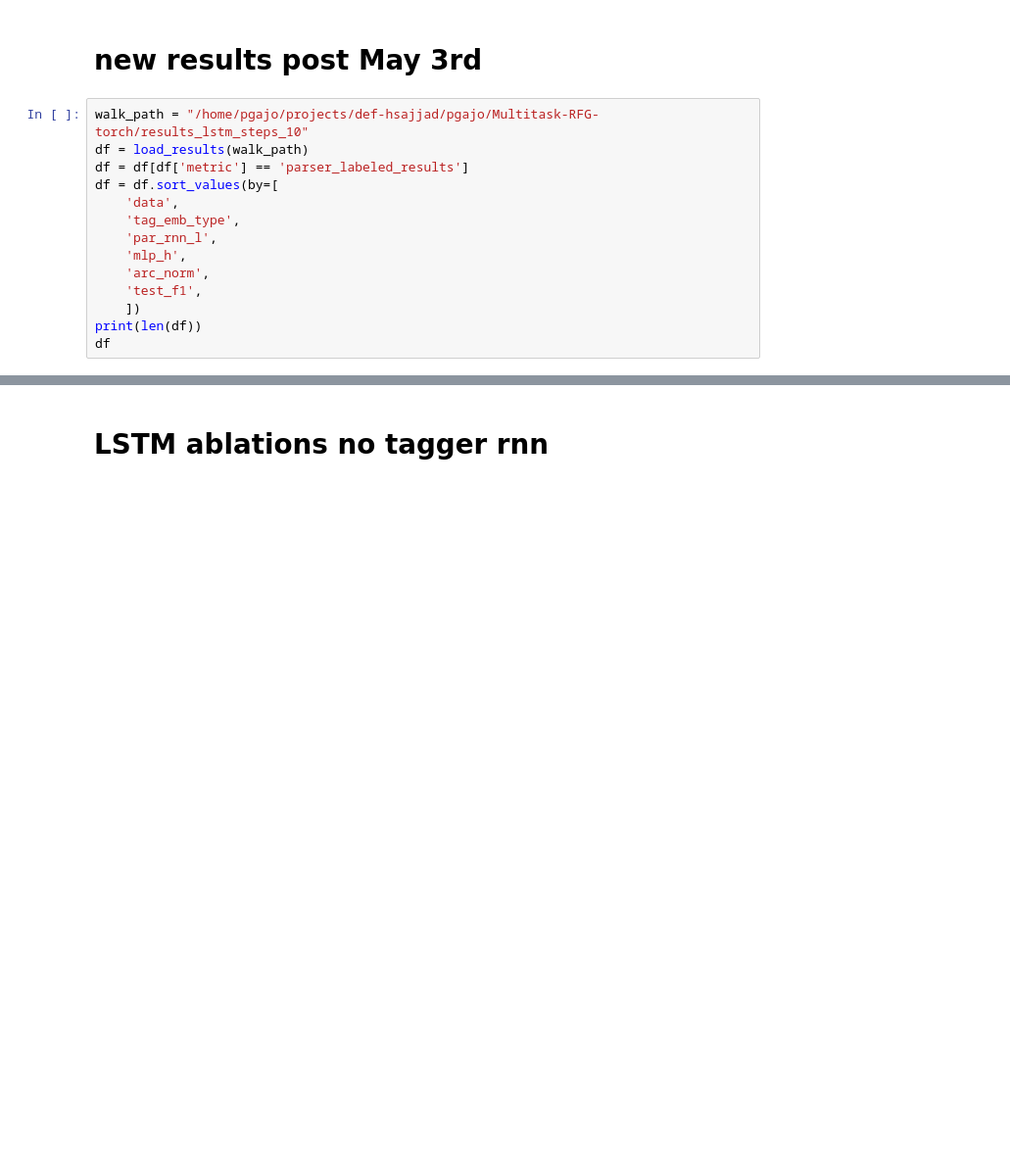
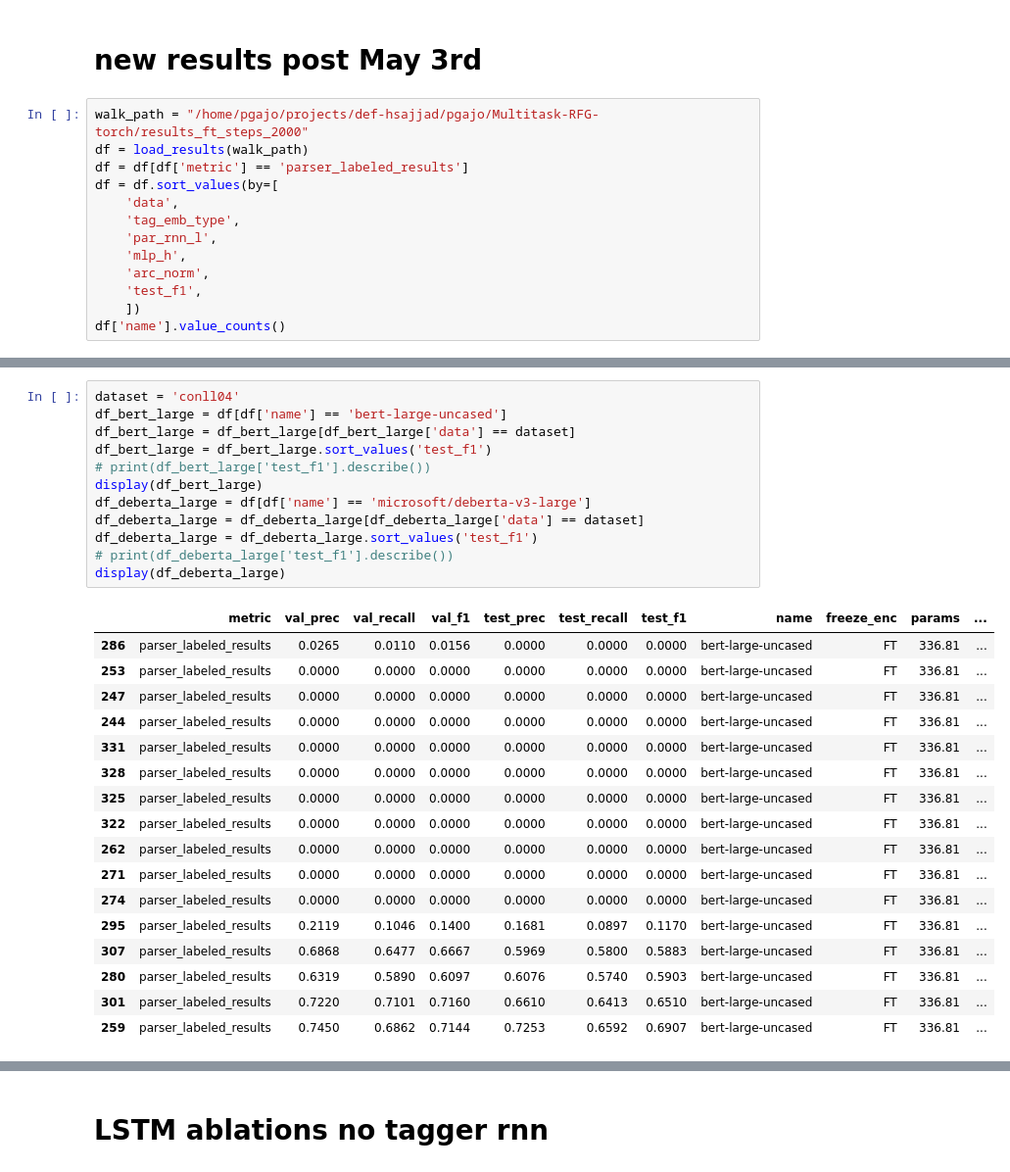
Before and after one commit to paolo-gajo/EfficientSDP, a Jupyter notebook: paper/gather_results_argo.ipynb, the cells around one changed output, grey strips where cells are left out. Shown: that part at 98% size. Cells and saved outputs as stored; diff of their text form; blank space fills up the shorter version.

```diff
--- a/paper/gather_results.ipynb
+++ b/paper/gather_results_argo.ipynb
@@ -75,7 +75,7 @@ def load_results(walk_path: str):
 # %% [markdown]
 # new results post May 3rd
 # %%
-walk_path = "/home/pgajo/projects/def-hsajjad/pgajo/Multitask-RFG-torch/results_lstm_steps_10"
+walk_path = "/home/pgajo/projects/def-hsajjad/pgajo/Multitask-RFG-torch/results_ft_steps_2000"
 df = load_results(walk_path)
 df = df[df['metric'] == 'parser_labeled_results']
 df = df.sort_values(by=[
@@ -86,6 +86,5 @@ df = df.sort_values(by=[
     'arc_norm',
     'test_f1',
     ])
-print(len(df))
-df
+df['name'].value_counts()
 # %% [output]
@@ -105,0 +111,30 @@ df
+# %%
+dataset = 'conll04'
+df_bert_large = df[df['name'] == 'bert-large-uncased']
+df_bert_large = df_bert_large[df_bert_large['data'] == dataset]
+df_bert_large = df_bert_large.sort_values('test_f1')
+# print(df_bert_large['test_f1'].describe())
+display(df_bert_large)
+df_deberta_large = df[df['name'] == 'microsoft/deberta-v3-large']
+df_deberta_large = df_deberta_large[df_deberta_large['data'] == dataset]
+df_deberta_large = df_deberta_large.sort_values('test_f1')
+# print(df_deberta_large['test_f1'].describe())
+display(df_deberta_large)
+# %% [output]
+|  | metric | val_prec | val_recall | val_f1 | test_prec | test_recall | test_f1 | name | freeze_enc | params | ... |
+| 286 | parser_labeled_results | 0.0265 | 0.0110 | 0.0156 | 0.0000 | 0.0000 | 0.0000 | bert-large-uncased | FT | 336.81 | ... |
+| 253 | parser_labeled_results | 0.0000 | 0.0000 | 0.0000 | 0.0000 | 0.0000 | 0.0000 | bert-large-uncased | FT | 336.81 | ... |
+| 247 | parser_labeled_results | 0.0000 | 0.0000 | 0.0000 | 0.0000 | 0.0000 | 0.0000 | bert-large-uncased | FT | 336.81 | ... |
+| 244 | parser_labeled_results | 0.0000 | 0.0000 | 0.0000 | 0.0000 | 0.0000 | 0.0000 | bert-large-uncased | FT | 336.81 | ... |
+| 331 | parser_labeled_results | 0.0000 | 0.0000 | 0.0000 | 0.0000 | 0.0000 | 0.0000 | bert-large-uncased | FT | 336.81 | ... |
+| 328 | parser_labeled_results | 0.0000 | 0.0000 | 0.0000 | 0.0000 | 0.0000 | 0.0000 | bert-large-uncased | FT | 336.81 | ... |
+| 325 | parser_labeled_results | 0.0000 | 0.0000 | 0.0000 | 0.0000 | 0.0000 | 0.0000 | bert-large-uncased | FT | 336.81 | ... |
+| 322 | parser_labeled_results | 0.0000 | 0.0000 | 0.0000 | 0.0000 | 0.0000 | 0.0000 | bert-large-uncased | FT | 336.81 | ... |
+| 262 | parser_labeled_results | 0.0000 | 0.0000 | 0.0000 | 0.0000 | 0.0000 | 0.0000 | bert-large-uncased | FT | 336.81 | ... |
+| 271 | parser_labeled_results | 0.0000 | 0.0000 | 0.0000 | 0.0000 | 0.0000 | 0.0000 | bert-large-uncased | FT | 336.81 | ... |
+| 274 | parser_labeled_results | 0.0000 | 0.0000 | 0.0000 | 0.0000 | 0.0000 | 0.0000 | bert-large-uncased | FT | 336.81 | ... |
+| 295 | parser_labeled_results | 0.2119 | 0.1046 | 0.1400 | 0.1681 | 0.0897 | 0.1170 | bert-large-uncased | FT | 336.81 | ... |
+| 307 | parser_labeled_results | 0.6868 | 0.6477 | 0.6667 | 0.5969 | 0.5800 | 0.5883 | bert-large-uncased | FT | 336.81 | ... |
+| 280 | parser_labeled_results | 0.6319 | 0.5890 | 0.6097 | 0.6076 | 0.5740 | 0.5903 | bert-large-uncased | FT | 336.81 | ... |
+| 301 | parser_labeled_results | 0.7220 | 0.7101 | 0.7160 | 0.6610 | 0.6413 | 0.6510 | bert-large-uncased | FT | 336.81 | ... |
+| 259 | parser_labeled_results | 0.7450 | 0.6862 | 0.7144 | 0.7253 | 0.6592 | 0.6907 | bert-large-uncased | FT | 336.81 | ... |
```
Also changed, not shown: parts of 3 cells of this notebook.
